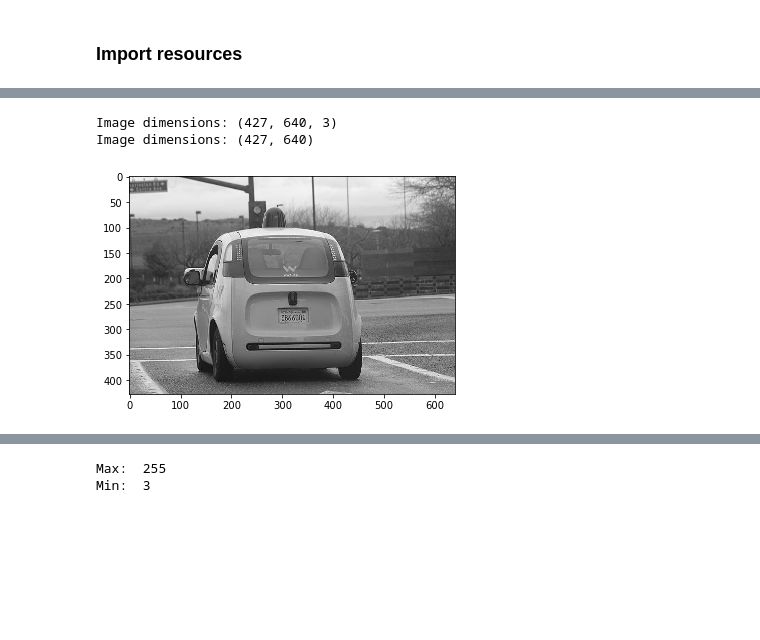
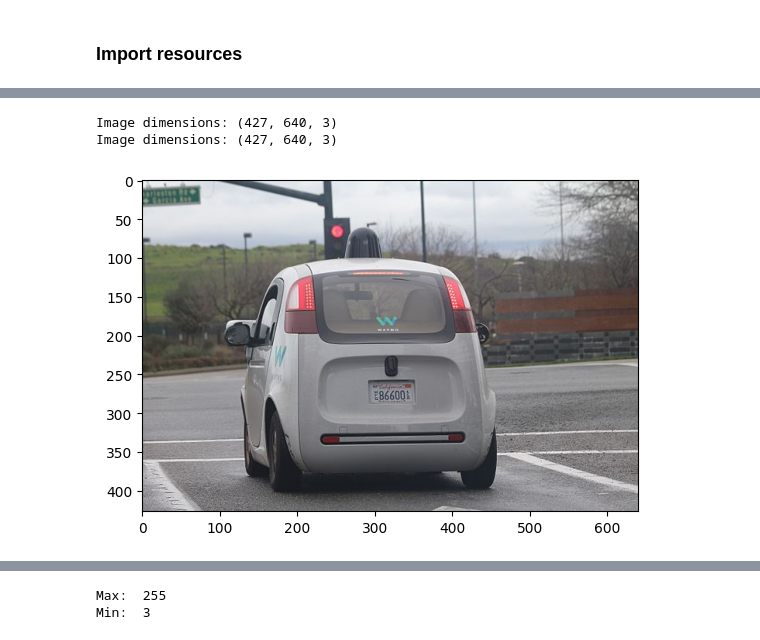
Before and after one commit to octavio-navarro/Computer-Vision, a Jupyter notebook: Notebooks/1. CV. Images as Numerical Data.ipynb, the cells around one changed output, grey strips where cells are left out. Saved outputs shown, nothing was run; the diff lists cells and outputs as text; code cells hidden in the pictures; blank space fills up the shorter version.

```diff
--- a/Notebooks/1. CV. Images as Numerical Data.ipynb
+++ b/Notebooks/1. CV. Images as Numerical Data.ipynb
@@ -31,19 +47,16 @@ import cv2  # computer vision library
 # %%
 # Read in the image
 image = cv2.imread('images/waymo_car.jpg')
 
 # Print out the image dimensions
 print('Image dimensions:', image.shape)
 
+# Convert image from BGR to RGB
 image_rgb = cv2.cvtColor(image, cv2.COLOR_BGR2RGB)
 
-# Change from color to grayscale
-gray_image = cv2.cvtColor(image, cv2.COLOR_RGB2GRAY)
-
-# plt.imshow(image_rgb)
-plt.imshow(gray_image, cmap='gray')
-print('Image dimensions:', gray_image.shape)
+plt.imshow(image_rgb)
+print('Image dimensions:', image_rgb.shape)
 # %% [output]
 Image dimensions: (427, 640, 3)
-Image dimensions: (427, 640)
+Image dimensions: (427, 640, 3)
-[figure, old version]
+[figure, new version]
```
Also changed, not shown: parts of 14 cells of this notebook, 7 other files.
